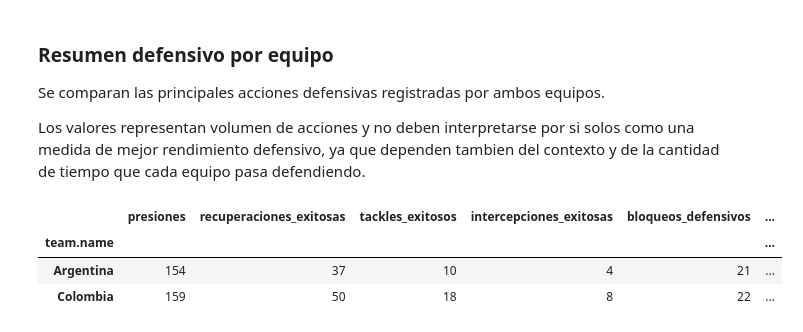
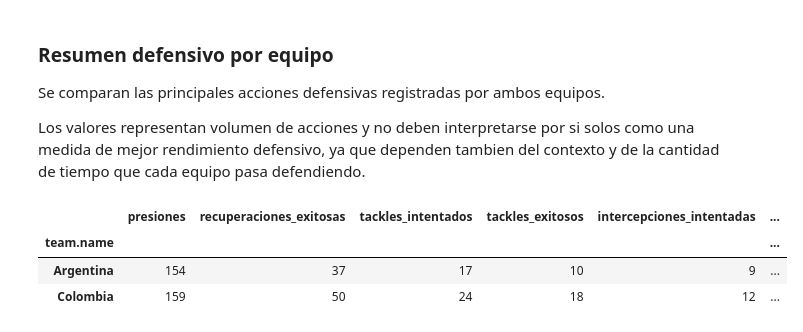
Before and after one commit to manupardo29/football-match-analysis, a Jupyter notebook: notebooks/01_primer_analisis.ipynb, the cells around one changed output. Saved outputs shown, nothing was run; the diff lists cells and outputs as text; code cells hidden in the pictures.

Commit message:
Final defensa

```diff
--- a/notebooks/01_primer_analisis.ipynb
+++ b/notebooks/01_primer_analisis.ipynb
@@ -1394,15 +1404,31 @@ Los valores representan volumen de acciones y no deben interpretarse por si solo
 resumen_defensa = df_eventos.groupby("team.name").agg(
     presiones=("presion", "sum"),
     recuperaciones_exitosas=("recuperacion_exitosa", "sum"),
+    tackles_intentados=("tackle_intentado", "sum"),
     tackles_exitosos=("tackle_exitoso", "sum"),
+    intercepciones_intentadas=("intercepcion_intentada", "sum"),
     intercepciones_exitosas=("intercepcion_exitosa", "sum"),
     bloqueos_defensivos=("bloqueo_defensivo", "sum"),
     despejes=("despeje", "sum")
 )
-
-resumen_defensa
-# %% [output]
-|  | presiones | recuperaciones_exitosas | tackles_exitosos | intercepciones_exitosas | bloqueos_defensivos | ... |
-| team.name |  |  |  |  |  | ... |
-| Argentina | 154 | 37 | 10 | 4 | 21 | ... |
-| Colombia | 159 | 50 | 18 | 8 | 22 | ... |
+# %%
+resumen_defensa["porcentaje_tackles_exitosos"] = (
+    resumen_defensa["tackles_exitosos"]
+    / resumen_defensa["tackles_intentados"]
+    * 100
+)
+
+resumen_defensa["porcentaje_intercepciones_exitosas"] = (
+    resumen_defensa["intercepciones_exitosas"]
+    / resumen_defensa["intercepciones_intentadas"]
+    * 100
+)
+
+resumen_defensa = resumen_defensa.round(2)
+
+resumen_defensa
+# %% [output]
+|  | presiones | recuperaciones_exitosas | tackles_intentados | tackles_exitosos | intercepciones_intentadas | ... |
+| team.name |  |  |  |  |  | ... |
+| Argentina | 154 | 37 | 17 | 10 | 9 | ... |
+| Colombia | 159 | 50 | 24 | 18 | 12 | ... |
```
Also changed, not shown: parts of 12 cells of this notebook.
